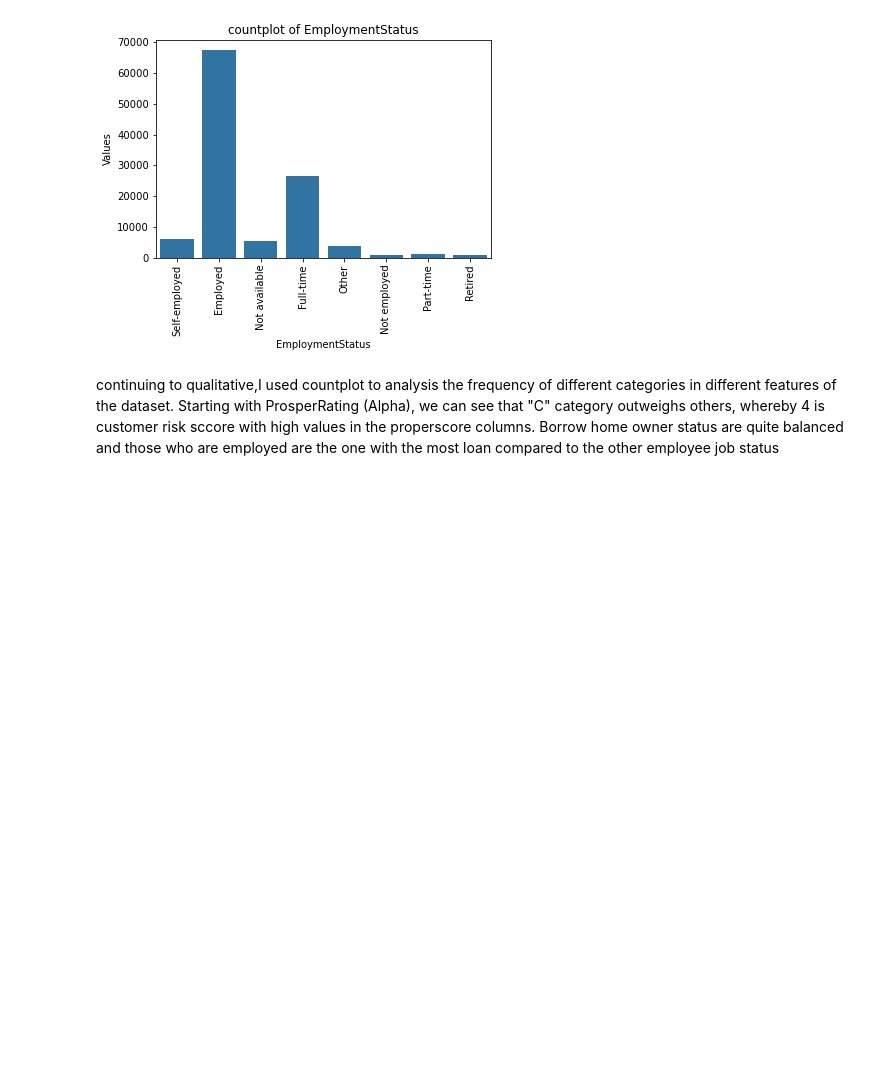
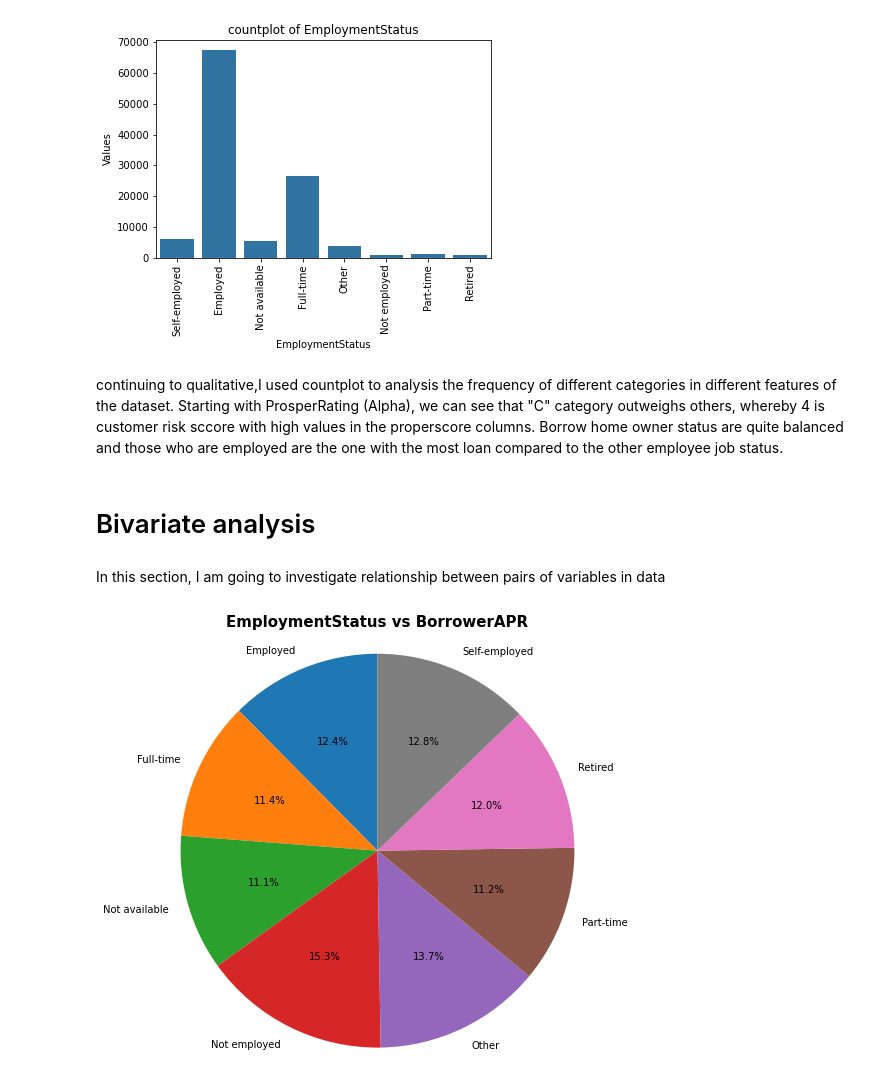
Before and after one commit to skevin-dev/SynchVR_Technical_Assessment, a Jupyter notebook: Notebooks/EDA.ipynb, the cells around one changed output. Drawn from its saved outputs; the diff is of its cells as text; code cells hidden in the pictures; blank space fills up the shorter version.

Commit message:
data visualization using python

```diff
--- a/Notebooks/EDA.ipynb
+++ b/Notebooks/EDA.ipynb
@@ -133,4 +132,38 @@ countplot(df,'EmploymentStatus',rotation=90)
 # %% [output]
 [figure]
 # %% [markdown]
-continuing to qualitative,I used countplot to analysis the frequency of different categories in different features of the dataset. Starting with ProsperRating (Alpha), we can see that "C" category outweighs others, whereby 4 is customer risk sccore with high values in the properscore columns. Borrow home owner status are quite balanced and those who are employed are the one with the most loan compared to the other employee job status
+continuing to qualitative,I used countplot to analysis the frequency of different categories in different features of the dataset. Starting with ProsperRating (Alpha), we can see that "C" category outweighs others, whereby 4 is customer risk sccore with high values in the properscore columns. Borrow home owner status are quite balanced and those who are employed are the one with the most loan compared to the other employee job status.
+# %% [markdown]
+# Bivariate analysis
+# %% [markdown]
+In this section, I am going to investigate relationship between pairs of variables in data
+# %%
+# provide a pie chart of employment status vs borrowerAPR
+
+def plot_(df:pd.DataFrame,col1,col2):
+    """this function helps to create a pie chart of given two columns
+
+    Args
+    ----
+
+    df: dataframe: the dataset
+
+    col1 and col2 are columns to be drawn
+
+    Return
+    ------
+
+    None
+
+
+    """
+    df_mean = df.groupby(col1)[col2].mean()
+    plt.figure(figsize=(10,8))
+    plt.pie(df_mean, labels = df_mean.index, startangle = 90,
+     autopct='%1.1f%%')
+    plt.axis('square')
+    plt.title(f"{col1} vs {col2}",fontsize=15,fontweight="bold");
+# %%
+plot_(df,'EmploymentStatus','BorrowerAPR')
+# %% [output]
+[figure, added]
```
Also changed, not shown: parts of 7 cells of this notebook.
